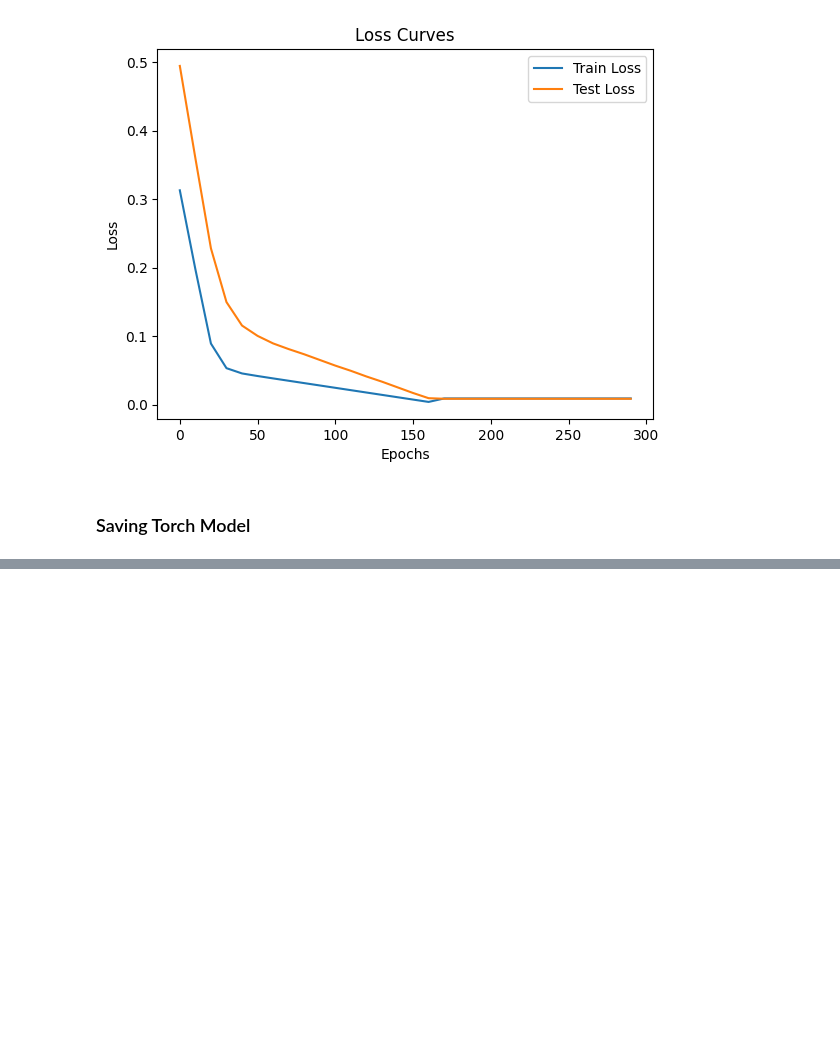
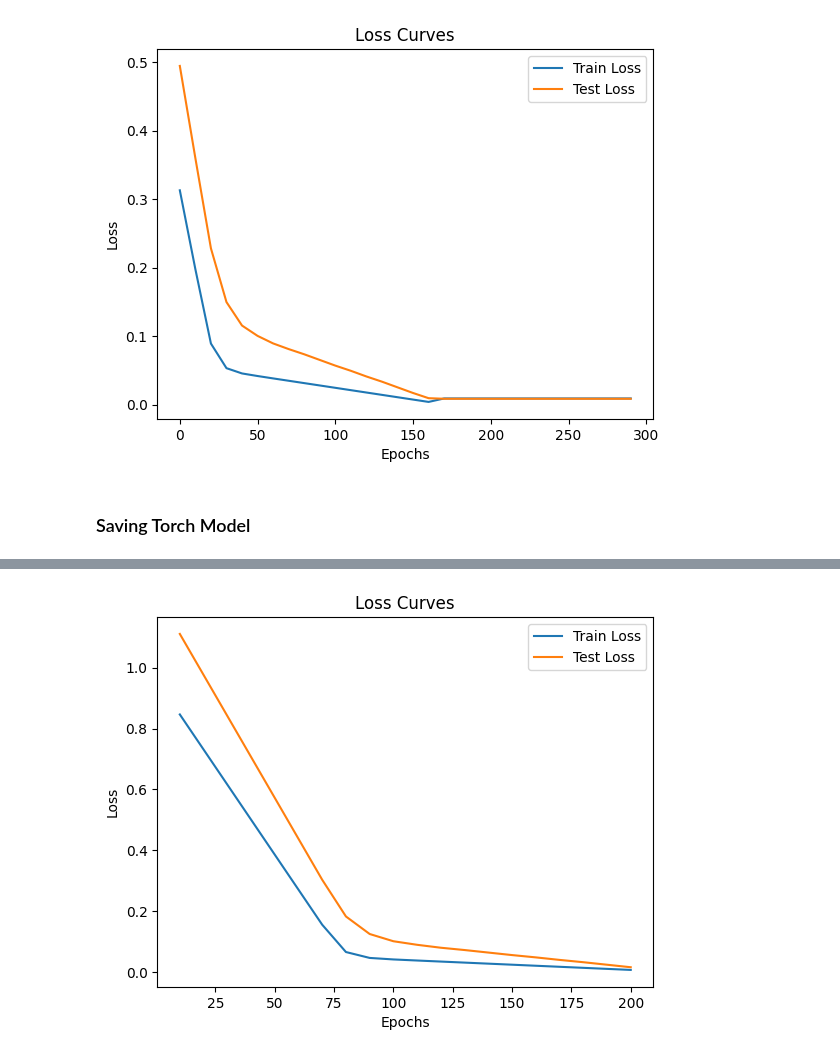
Before and after one commit to ShyamSundhar1411/My-ML-Notebooks, a Jupyter notebook: PyTorch/PyTorch_Workflow.ipynb, the cells around one changed output, grey strips where cells are left out. Cells and saved outputs as stored; diff of their text form; code cells hidden in the pictures; blank space fills up the shorter version.

```diff
--- a/PyTorch/PyTorch_Workflow.ipynb
+++ b/PyTorch/PyTorch_Workflow.ipynb
@@ -161,0 +221,8 @@ torch.save(model_0.state_dict(),f="./pytorch_workflow_0.pth")
+# %%
+class LinearRegressionModel(nn.Module):
+  def __init__(self):
+    super().__init__()
+    #Dense Layers
+    self.linear_layer = nn.Linear(in_features = 1,out_features=1)
+  def forward(self,X)->torch.Tensor:
+    return self.linear_layer(X)
@@ -161,0 +288,10 @@ torch.save(model_0.state_dict(),f="./pytorch_workflow_0.pth")
+# %%
+plt.plot(epoch_count,np.array(torch.tensor(train_loss_values).numpy()),label = "Train Loss")
+plt.plot(epoch_count,np.array(torch.tensor(test_loss_values).numpy()),label = "Test Loss")
+plt.title("Loss Curves")
+plt.ylabel("Loss")
+plt.xlabel("Epochs")
+plt.legend()
+plt.show()
+# %% [output]
+[figure, added]
```
Also changed, not shown: parts of 15 cells of this notebook.
